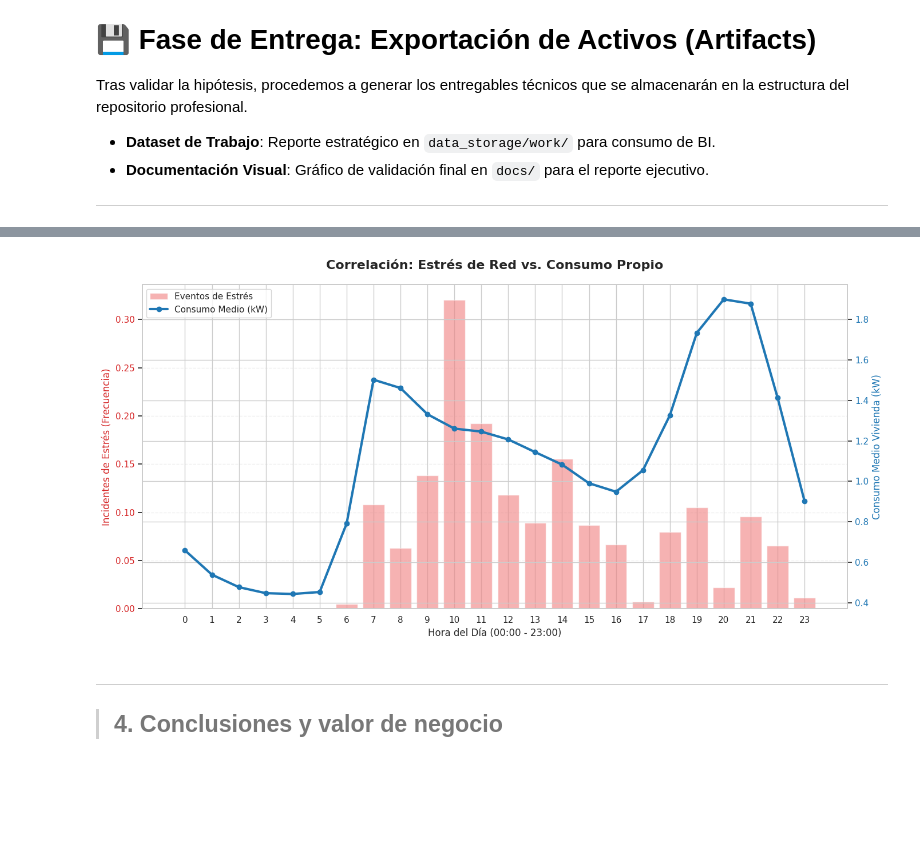
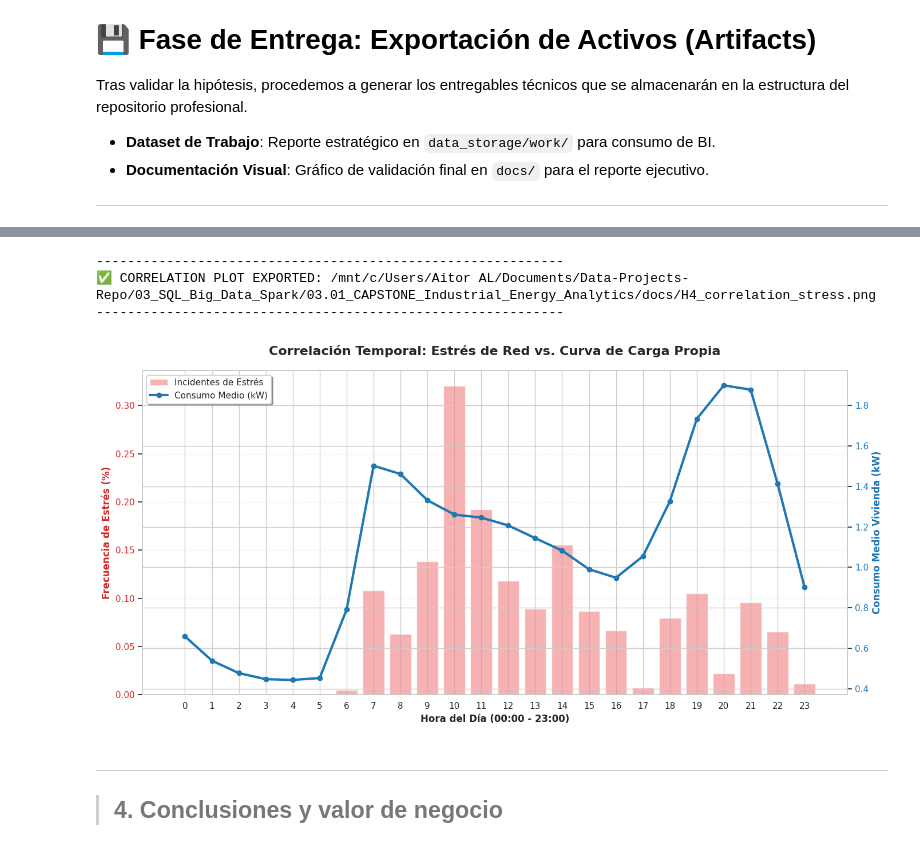
Before and after one commit to aitor-industrial-data/Data-Projects-Repo, a Jupyter notebook: 03_SQL_Big_Data_Spark/03.01_CAPSTONE_Industrial_Energy_Analytics/notebooks/01_EDA_Electric_Data.ipynb, the cells around one changed output, grey strips where cells are left out. Drawn from its saved outputs; the diff is of its cells as text; code cells hidden in the pictures; blank space fills up the shorter version.

```diff
--- a/03_SQL_Big_Data_Spark/03.01_CAPSTONE_Industrial_Energy_Analytics/notebooks/01_EDA_Electric_Data.ipynb
+++ b/03_SQL_Big_Data_Spark/03.01_CAPSTONE_Industrial_Energy_Analytics/notebooks/01_EDA_Electric_Data.ipynb
@@ -2275,64 +2772,76 @@ INSIGHTS PARA EL REPORTE TÉCNICO
 # %%
+# ==============================================================================
+# H4 CORRELATION ANALYSIS: GRID STRESS vs. HOUSEHOLD CONSUMPTION
+# ==============================================================================
+# Objetivo: Visualizar la relación temporal entre los picos de demanda interna
+# y los eventos de inestabilidad tensional (Stress) para detectar patrones.
+
 import matplotlib.pyplot as plt
+import os
 from pyspark.sql.functions import hour, col, avg
 
-# 1. Agregamos los datos por hora: Contamos incidentes de estrés Y calculamos consumo medio
+# --- STEP 1: HOURLY AGGREGATION (BIG DATA TO PANDAS) ---
 hourly_stats = H4_Validation_Report.groupBy(hour("Full_Timestamp").alias("hour")) \
     .agg(
-        avg(col("is_stress_zone")).alias("stress_ratio"), # Frecuencia de estrés
-        avg(col("power_kw")).alias("avg_consumption_kw"), # Consumo medio
-        (avg(col("is_stress_zone")) * 100).alias("stress_events_count") # Para que la escala sea visible
+        avg(col("is_stress_zone")).alias("stress_ratio"),
+        avg(col("power_kw")).alias("avg_consumption_kw")
     ) \
     .orderBy("hour") \
     .toPandas()
 
-# 2. Configuración de la gráfica con DOBLE EJE (TwinX)
+# Normalizamos para visualización
+hourly_stats['stress_score'] = hourly_stats['stress_ratio'] * 100
+
+# --- STEP 2: DUAL-AXIS PLOT CONFIGURATION ---
 fig, ax1 = plt.subplots(figsize=(14, 7))
 
-# EJE 1: Barras de Estrés
+# PRIMARY EAXIS (Left): Stress Events (Bars)
 color_bars = 'lightcoral'
-ax1.set_xlabel('Hora del Día (00:00 - 23:00)', fontsize=12)
-ax1.set_ylabel('Incidentes de Estrés (Frecuencia)', color='tab:red', fontsize=12)
-bars = ax1.bar(hourly_stats['hour'], hourly_stats['stress_events_count'], color=color_bars, alpha=0.6, label='Eventos de Estrés')
+ax1.set_xlabel('Hora del Día (00:00 - 23:00)', fontsize=12, fontweight='bold')
+ax1.set_ylabel('Frecuencia de Estrés (%)', color='tab:red', fontsize=12, fontweight='bold')
+ax1.bar(hourly_stats['hour'], hourly_stats['stress_score'],
+        color=color_bars, alpha=0.6, label='Incidentes de Estrés')
 ax1.tick_params(axis='y', labelcolor='tab:red')
 ax1.set_xticks(range(0, 24))
 
-# EJE 2: Línea de Consumo Medio (kW)
-ax2 = ax1.twinx() # Creamos el segundo eje que comparte el mismo X
+# SECONDARY AXIS (Right): Average Consumption (Line)
+ax2 = ax1.twinx()
 color_line = 'tab:blue'
-ax2.set_ylabel('Consumo Medio Vivienda (kW)', color=color_line, fontsize=12)
-ax2.plot(hourly_stats['hour'], hourly_stats['avg_consumption_kw'], color=color_line, marker='o', linewidth=3, label='Consumo Medio (kW)')
+ax2.set_ylabel('Consumo Medio Vivienda (kW)', color=color_line, fontsize=12, fontweight='bold')
+ax2.plot(hourly_stats['hour'], hourly_stats['avg_consumption_kw'],
+         color=color_line, marker='o', linewidth=3, label='Consumo Medio (kW)')
 ax2.tick_params(axis='y', labelcolor=color_line)
 
-# 3. Estética y Títulos
-plt.title('Correlación: Estrés de Red vs. Consumo Propio', fontsize=16, fontweight='bold', pad=20)
+# --- STEP 3: ESTHETICS & LEGEND ---
+plt.title('Correlación Temporal: Estrés de Red vs. Curva de Carga Propia',
+          fontsize=16, fontweight='bold', pad=20)
 ax1.grid(axis='y', linestyle='--', alpha=0.3)
 
-# Añadimos una leyenda combinada
+# Merge legends from both axes
 lines, labels = ax1.get_legend_handles_labels()
 lines2, labels2 = ax2.get_legend_handles_labels()
-ax2.legend(lines + lines2, labels + labels2, loc='upper left')
+ax2.legend(lines + lines2, labels + labels2, loc='upper left', frameon=True, shadow=True)
 
 plt.tight_layout()
 
-# Exportar archivo
-
-# Detectamos el usuario de Windows de forma anónima
+# --- STEP 4: AUTOMATED EXPORT (MEDION SYSTEM) ---
 win_user = os.popen("cmd.exe /c echo %USERNAME%").read().strip()
-
-# Construimos la ruta 'puente' entre WSL y Windows
 base_path = f"/mnt/c/Users/{win_user}/Documents/Data-Projects-Repo/03_SQL_Big_Data_Spark/03.01_CAPSTONE_Industrial_Energy_Analytics"
-
-# Definimos las carpetas de destino
 plot_path = os.path.join(base_path, "docs", "H4_correlation_stress.png")
 
-# Guardar Gráfico
+os.makedirs(os.path.dirname(plot_path), exist_ok=True)
 plt.savefig(plot_path, dpi=300, bbox_inches='tight')
 
+print("-" * 60)
+print(f"✅ CORRELATION PLOT EXPORTED: {plot_path}")
+print("-" * 60)
 
 plt.show()
 # %% [output]
+------------------------------------------------------------
+✅ CORRELATION PLOT EXPORTED: /mnt/c/Users/Aitor AL/Documents/Data-Projects-Repo/03_SQL_Big_Data_Spark/03.01_CAPSTONE_Industrial_Energy_Analytics/docs/H4_correlation_stress.png
+------------------------------------------------------------
-[figure, old version]
+[figure, new version]
 # %% [markdown]
 ---
 >## 4. Conclusiones y valor de negocio
```
Also changed, not shown: parts of 38 cells of this notebook, 5 other files.
